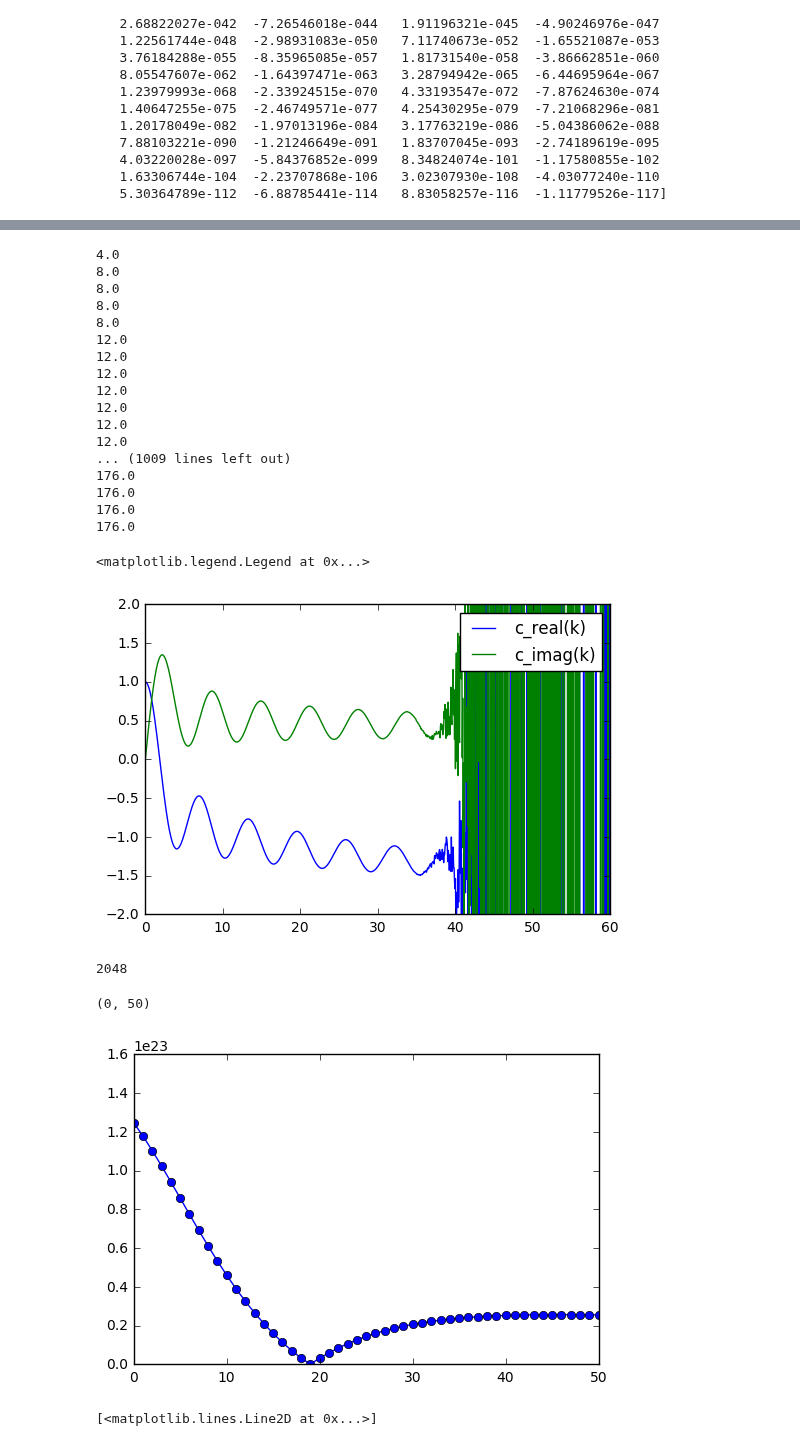
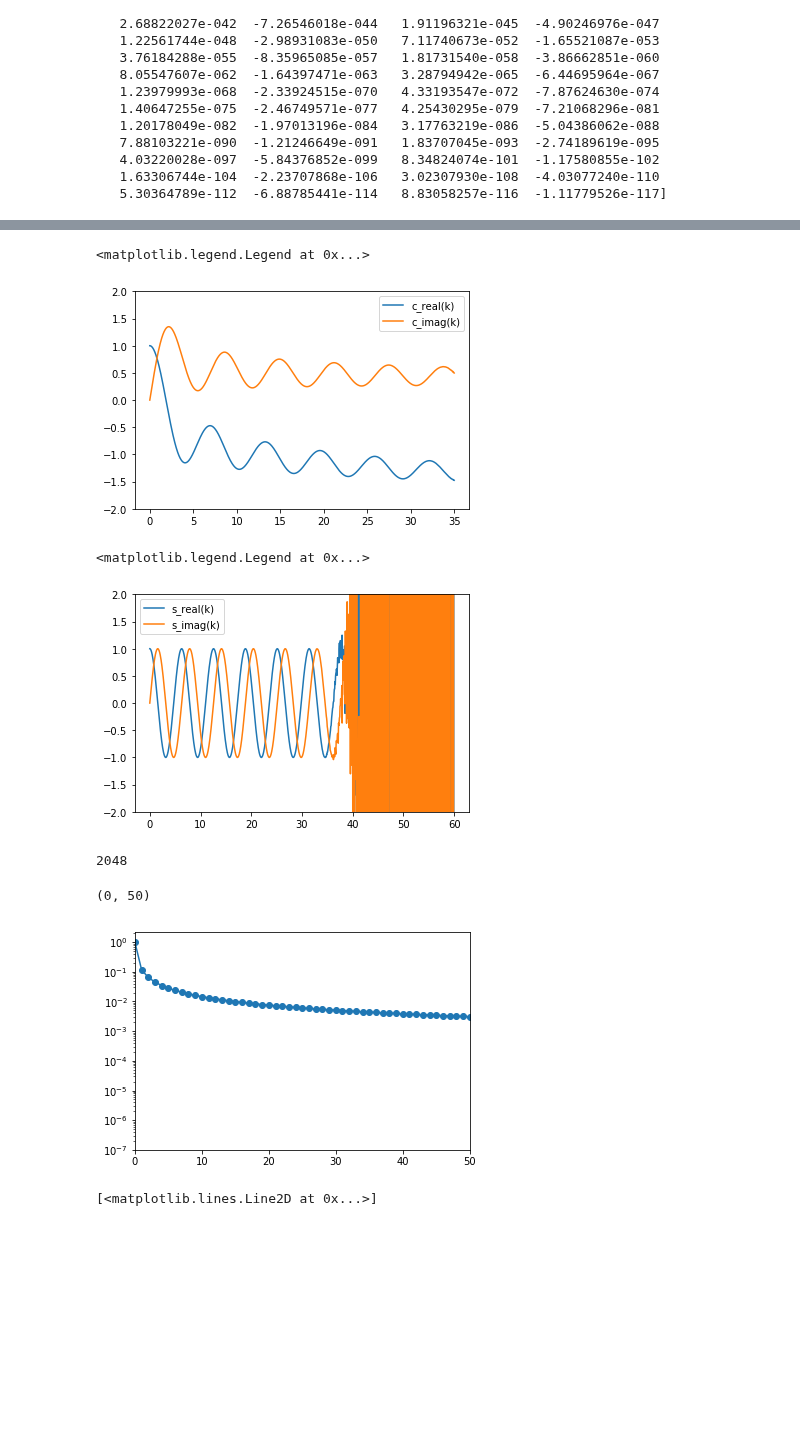
Before and after one commit to hstrey/FCS-simulations, a Jupyter notebook: Classical Moment problem.ipynb, the cells around one changed output, grey strips where cells are left out. Saved outputs shown, nothing was run; the diff lists cells and outputs as text; code cells hidden in the pictures; blank space fills up the shorter version.

```diff
--- a/Classical Moment problem.ipynb
+++ b/Classical Moment problem.ipynb
@@ -32,4 +33,30 @@ def c_imag(k,N,tol):
         last_term = last_term*k/(n-1.0)
         sum += last_term/np.sqrt(n)
     return np.sqrt(np.pi/2)*N*sum
+# %%
+#implement trionometric functions
+def s_real(k,N,tol,verbose = False):
+    last_term = -k**2/2
+    sum = last_term
+    increment = sum
+    n = 2.0
+    while np.abs(increment) > tol:
+        n = n + 2.0
+        last_term = -last_term*k**2/n/(n-1.0)
+        increment = last_term
+        if verbose:
+            print(n,increment)
+        sum += increment
+    return 1 + sum
+
+def s_imag(k,N,tol):
+    last_term = k
+    sum = last_term
+    n = 1.0
+    while np.abs(last_term) > tol:
+        n = n + 2.0
+        last_term = -last_term*k/n
+        last_term = last_term*k/(n-1.0)
+        sum += last_term
+    return sum
 # %%
@@ -109,5 +135,5 @@ print(np.sqrt(np.pi/2))
 # %%
-k = np.linspace(0,60,1025)
+k = np.linspace(0,35,1025)
 
 cr = np.array([c_real(x,np.sqrt(2/np.pi),1e-7) for x in k])
 ci = np.array([c_imag(x,np.sqrt(2/np.pi),1e-7) for x in k])
@@ -117,36 +143,32 @@ plt.plot(k,ci,label="c_imag(k)")
 plt.ylim((-2,2))
 plt.legend()
 # %% [output]
-4.0
-8.0
-8.0
-8.0
-8.0
-12.0
-12.0
-12.0
-12.0
-12.0
-12.0
-12.0
-... (1009 lines left out)
-176.0
-176.0
-176.0
-176.0
+<matplotlib.legend.Legend at 0x...>
-<matplotlib.legend.Legend at 0x...>
-[figure, old version]
+[figure, new version]
+# %%
+k = np.linspace(0,60,1025)
+
+cr = np.array([s_real(x,np.sqrt(2/np.pi),1e-7) for x in k])
+ci = np.array([s_imag(x,np.sqrt(2/np.pi),1e-7) for x in k])
+
+plt.plot(k,cr, label="s_real(k)")
+plt.plot(k,ci,label="s_imag(k)")
+plt.ylim((-2,2))
+plt.legend()
+# %% [output]
+<matplotlib.legend.Legend at 0x...>
+[figure, added]
 # %%
 # need to find the proper way of doing an fft
 cf_fft = np.fft.irfft(cr+1j*ci)
 print(cf_fft.size)
-plt.plot(abs(cf_fft),"o-")
+plt.semilogy(abs(cf_fft),"o-")
 plt.xlim((0,50))
 #plt.ylim((-.2,.2))
 # %% [output]
 2048
 (0, 50)
-[figure, old version]
+[figure, new version]
 # %%
 gk = np.linspace(0,3,128)
 gauss = g(gk)
```
Also changed, not shown: parts of 3 cells of this notebook.
